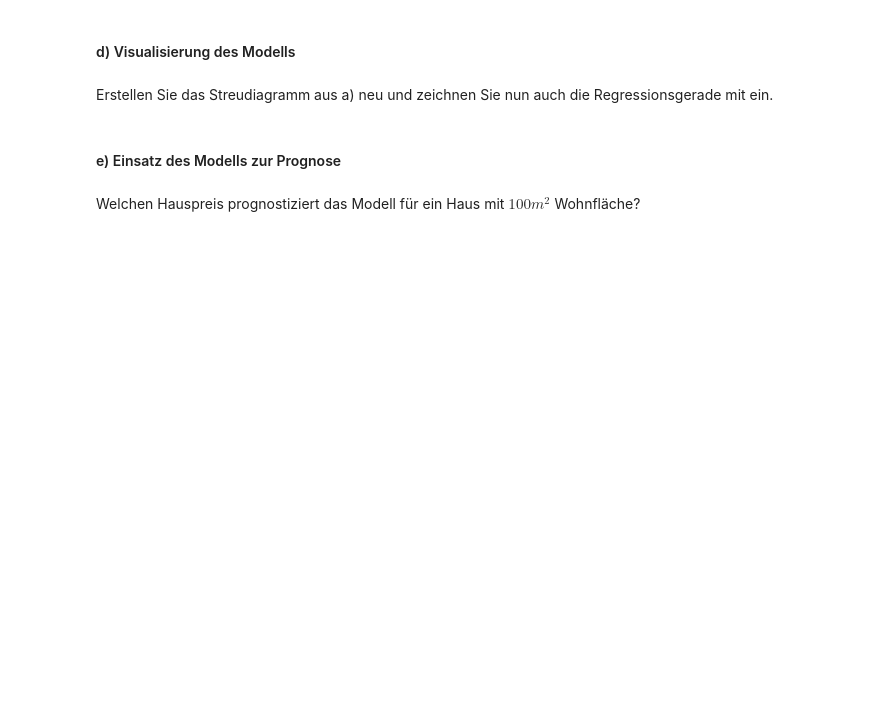
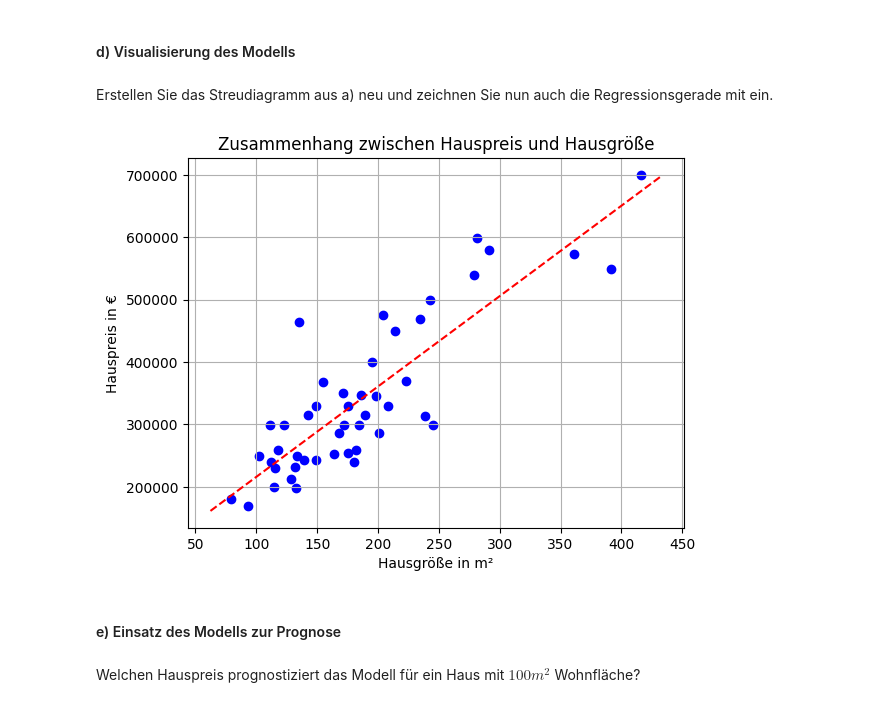
Before and after one commit to Schmiddi3110/MasterStudium, a Jupyter notebook: MAL/LineareRegression/Uebung_LineareRegression.ipynb, the cells around one changed output. Cells and saved outputs as stored; diff of their text form; code cells hidden in the pictures; blank space fills up the shorter version.

```diff
--- a/MAL/LineareRegression/Uebung_LineareRegression.ipynb
+++ b/MAL/LineareRegression/Uebung_LineareRegression.ipynb
@@ -24,0 +31,4 @@ Trainieren Sie auf dem gesamten Datensatz ein lineares Regressionsmodell in scik
+# %%
+from sklearn.linear_model import LinearRegression
+regressor = LinearRegression()
+regressor.fit(data_x, data_y)
@@ -37,3 +53,16 @@ Erstellen Sie das Streudiagramm aus a) neu und zeichnen Sie nun auch die Regress
+# %%
+fig, ax = plt.subplots()
+ax.scatter(data_x, data_y, c='blue')
+x_vals = np.array(ax.get_xlim())
+y_vals = regressor.intercept_ + regressor.coef_ * x_vals
+plt.plot(x_vals, y_vals, '--', c='red')
+plt.xlabel('Hausgröße in m²')
+plt.ylabel('Hauspreis in €')
+plt.title('Zusammenhang zwischen Hauspreis und Hausgröße')
+ax.grid(True)
+plt.show()
+# %% [output]
+[figure, added]
 # %% [markdown]
 #### e) Einsatz des Modells zur Prognose
 # %% [markdown]
```
Also changed, not shown: parts of 11 cells of this notebook, 1 other file.
